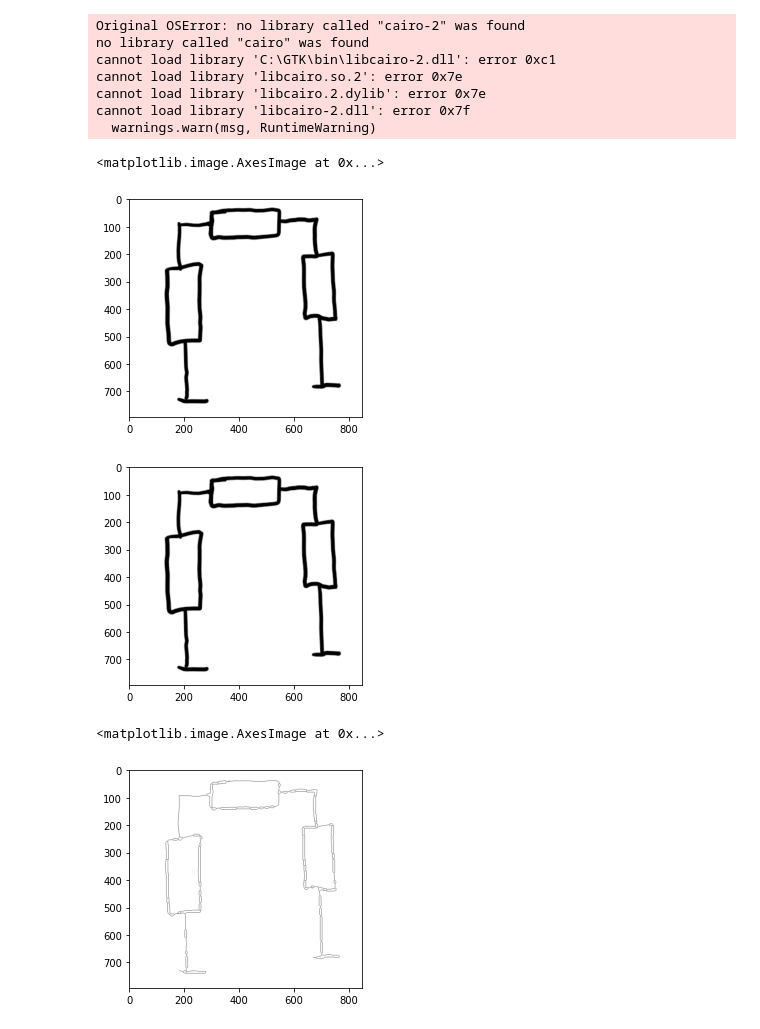
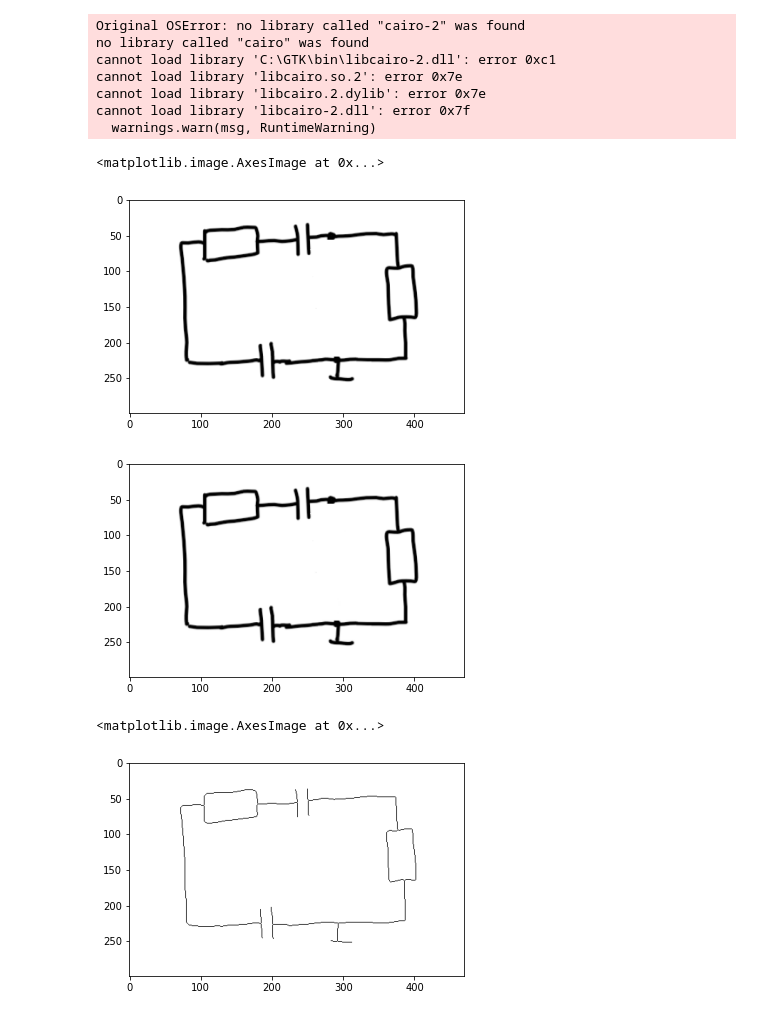
Before and after one commit to Chris022/smarter-circuits, a Jupyter notebook: src/main.ipynb, the cells around one changed output. Cells and saved outputs as stored; diff of their text form; code cells hidden in the pictures.

```diff
--- a/src/main.ipynb
+++ b/src/main.ipynb
@@ -22,20 +24,37 @@ cannot load library 'libcairo.so.2': error 0x7e
 cannot load library 'libcairo.2.dylib': error 0x7e
 cannot load library 'libcairo-2.dll': error 0x7f
   warnings.warn(msg, RuntimeWarning)
-# %%
-name = "5.png"
-
-image = utils.loadImage(path="./../resources/testImages",name=name, resize=(350,None))
-
-colorImage = utils.loadImage(path="./../resources/testImages",name=name, resize=(350,None), color=True)
-
-plt.imshow(image, cmap='gray')
-plt.figure()
-plt.imshow(colorImage)
-# %% [output]
-<matplotlib.image.AxesImage at 0x...>
-[figure, removed]
-[figure, removed]
+# %%
+name = "6.png"
+
+image = utils.loadImage(path="./../resources/testImages",name=name, resize=(450,None))
+
+colorImage = utils.loadImage(path="./../resources/testImages",name=name, resize=(450,None), color=True)
+
+#insert padding
+s1 = np.full((len(image),10),255)
+image = np.insert(image, [0], s1, axis=1)
+image = np.insert(image, [len(image[0])], s1, axis=1)
+s2 = np.full((10,len(image[0])),255)
+image = np.insert(image, [0], s2, axis=0)
+image = np.insert(image, [len(image)], s2, axis=0)
+
+s1 = np.full((len(colorImage),10,3),255)
+
+colorImage = np.insert(colorImage, [0], s1, axis=1)
+colorImage = np.insert(colorImage, [len(colorImage[0])], s1, axis=1)
+s2 = np.full((10,len(colorImage[0]),3),255)
+
+colorImage = np.insert(colorImage, [0], s2, axis=0)
+colorImage = np.insert(colorImage, [len(colorImage)], s2, axis=0)
+
+plt.imshow(image, cmap='gray')
+plt.figure()
+plt.imshow(colorImage)
+# %% [output]
+<matplotlib.image.AxesImage at 0x...>
+[figure, added]
+[figure, added]
 # %%
 preprocessedImage = ip.preprocessImage(image)
 utils.saveImage(name="preprocessed.png", image=preprocessedImage)
@@ -43,7 +62,7 @@ utils.saveImage(name="preprocessed.png", image=preprocessedImage)
 plt.imshow(preprocessedImage, cmap='gray')
 # %% [output]
 <matplotlib.image.AxesImage at 0x...>
-[figure, old version]
+[figure, new version]
 # %%
 #class_names = os.listdir('./../trainData')
 #
```
Also changed, not shown: parts of 7 cells of this notebook, 4 other files.
